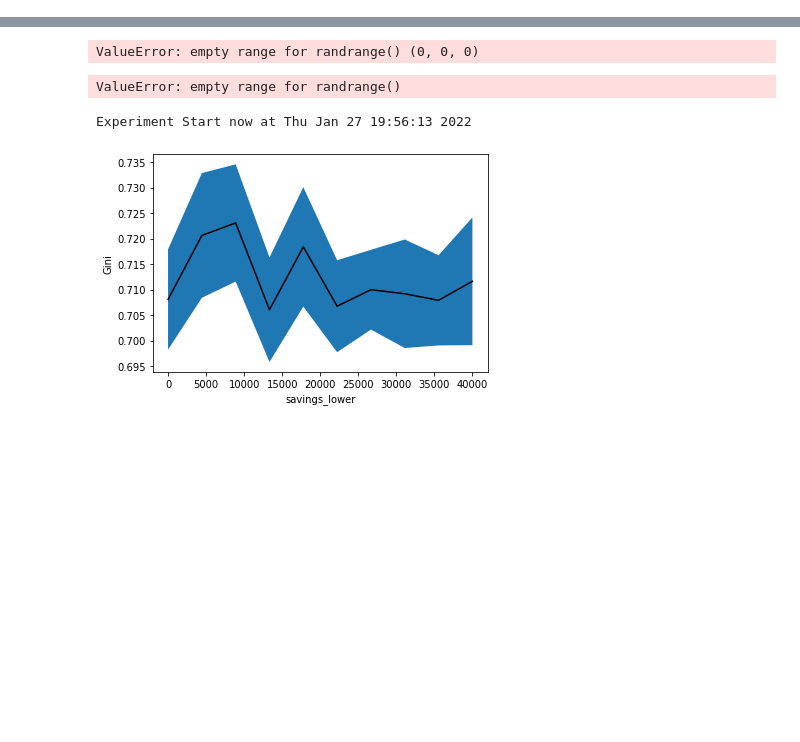
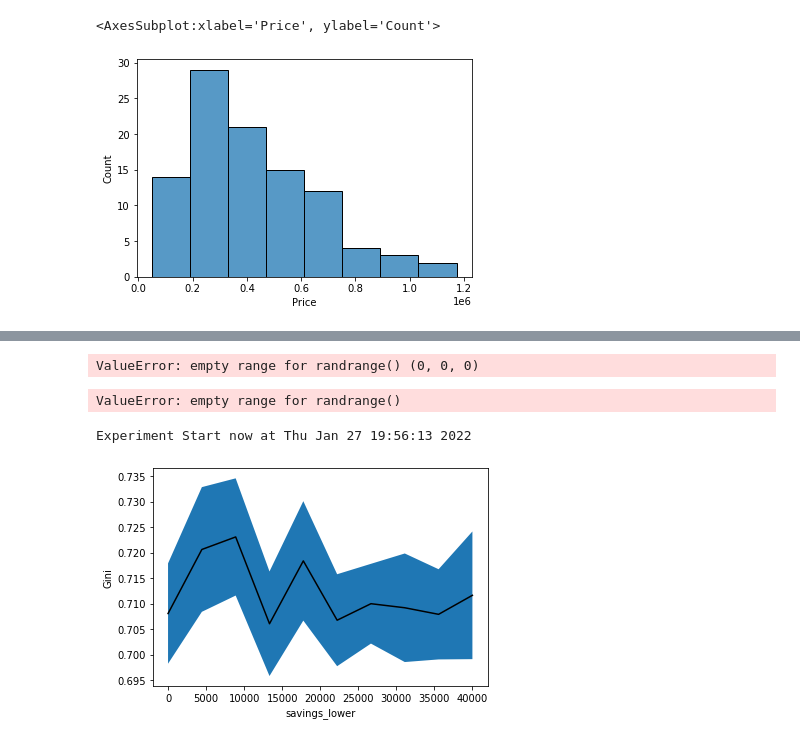
Before and after one commit to Caesar-blip/ABM, a Jupyter notebook: tests.ipynb, the cells around one changed output, grey strips where cells are left out. Cells and saved outputs as stored; diff of their text form; code cells hidden in the pictures; blank space fills up the shorter version.

```diff
--- a/tests.ipynb
+++ b/tests.ipynb
@@ -60,0 +80,5 @@ price_shock_range = 6
+# %%
+sns.histplot(data_agent['Price'])
+# %% [output]
+<AxesSubplot:xlabel='Price', ylabel='Count'>
+[figure, added]
```
Also changed, not shown: parts of 14 cells of this notebook, 1 other file.
